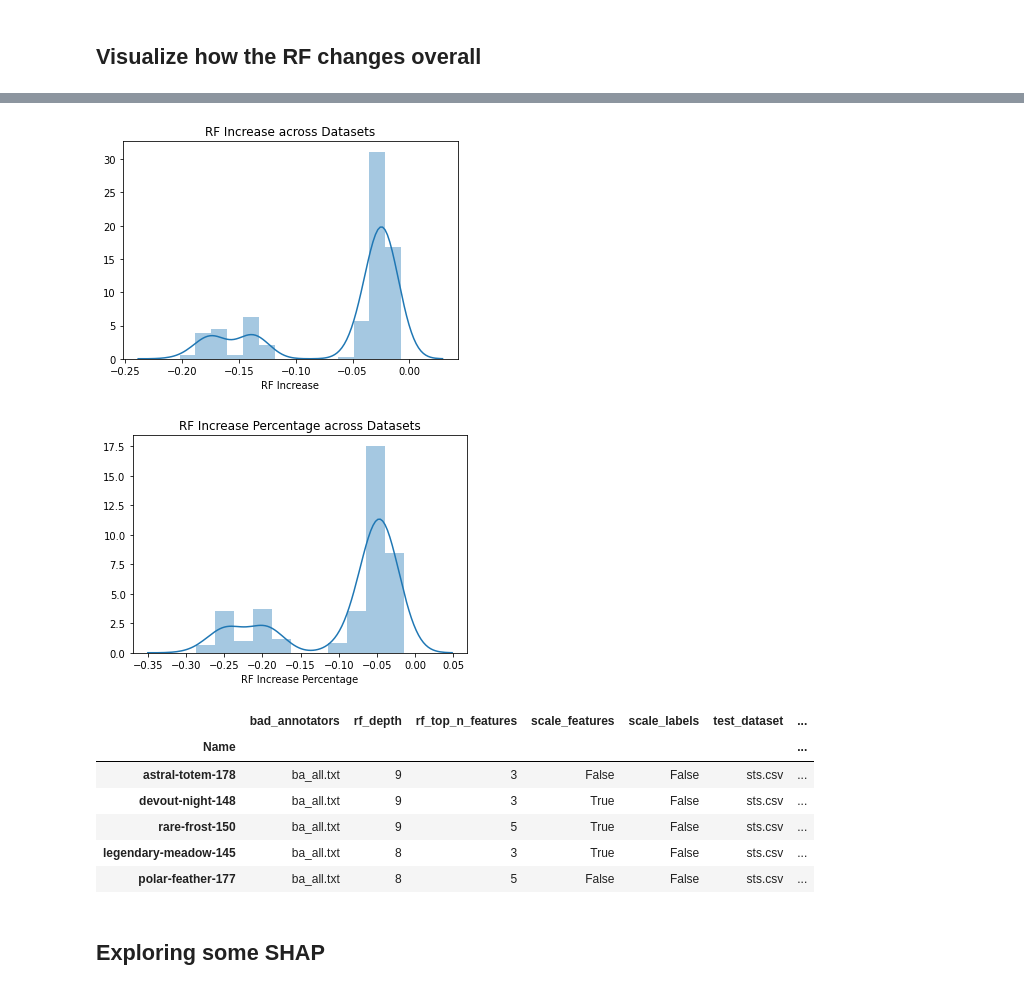
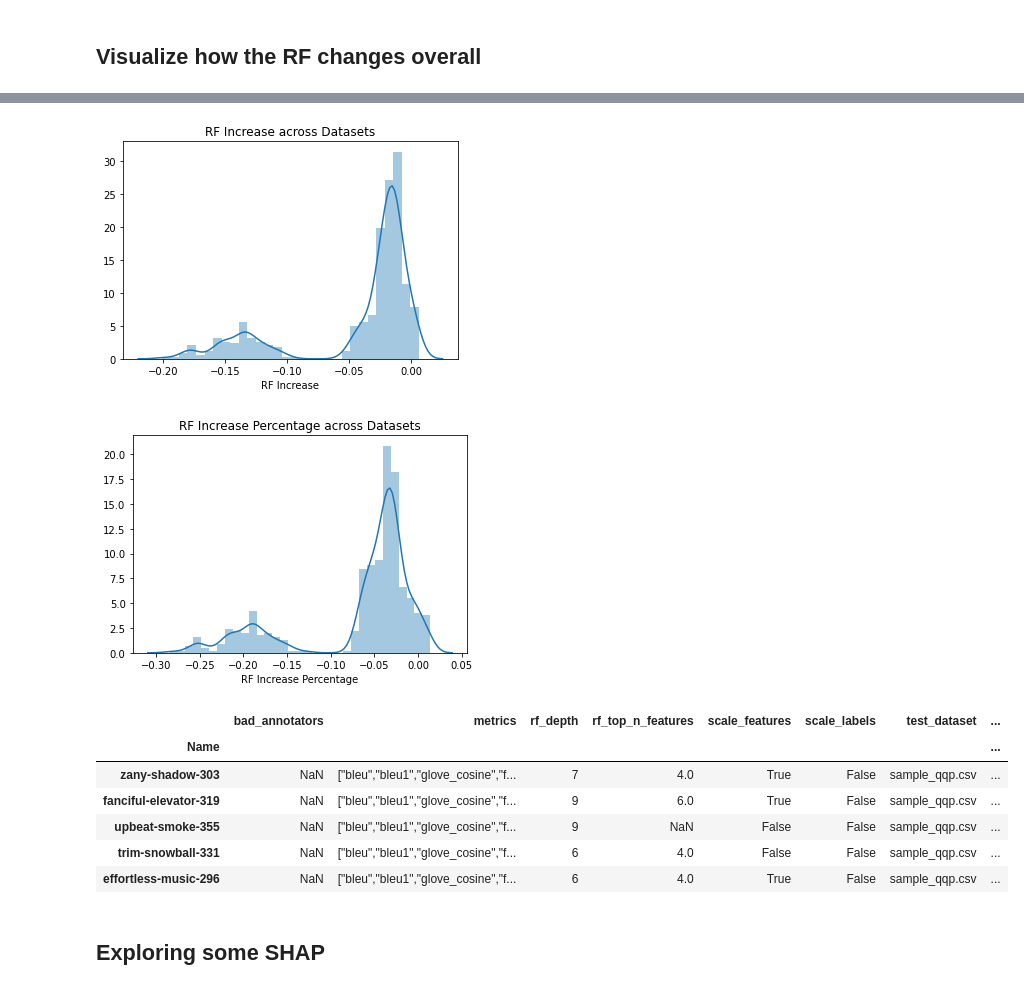
Before and after one commit to Hernanros/SOTA, a Jupyter notebook: notebooks/exploration/[AC][SS]EDA_on_wandb_sweep.ipynb, the cells around one changed output, grey strips where cells are left out. Cells and saved outputs as stored; diff of their text form; code cells hidden in the pictures.

```diff
--- a/notebooks/exploration/[AC][SS]EDA_on_wandb_sweep.ipynb
+++ b/notebooks/exploration/[AC][SS]EDA_on_wandb_sweep.ipynb
@@ -20,7 +20,7 @@ path_combined = 'combined_dataset.csv'
 path_sts = 'sts.csv'
 path_qqp = 'qqp.csv'
 path_sample_qqp = 'sample_qqp.csv'
-report_file = "wandb_sweeping.csv"
+report_file = "wandb_total_experiment.csv"
 
 PATH_DATA = MODULE_PATH / 'data'
 PATH_COMBINED = PATH_DATA / 'datasets' / path_combined
@@ -29,5 +29,11 @@ PATH_SAMPLE_QQP = PATH_DATA / 'datasets' / path_sample_qqp
 # %%
 df = pd.read_csv(PATH_DATA / 'reports' / report_file, index_col="Name")
 
-df['RF Increase'] = df['RF PearsonR'] - df['Base Top Correlation']
-df['RF Increase Percentage'] = df['RF Increase'] / df['Base Top Correlation']
+all_metrics = df.metrics.unique()
+
+# 0 = ALL, 1 = Top 3, 2 = Top 4
+df_all_metrics = df[df.metrics == all_metrics[0]]
+df_top4_metrics = df[df.metrics == all_metrics[1]]
+df_top3_metrics = df[df.metrics == all_metrics[2]]
+# df['RF Increase'] = df['RF PearsonR'] - df['Base Top Correlation']
+# df['RF Increase Percentage'] = df['RF Increase'] / df['Base Top Correlation']
@@ -58,3 +105,5 @@ df = df[df['scale_labels'] == False]
+# %%
+df = df_all_metrics
 # %%
 sns.distplot(df[(df['train_dataset'] != df['test_dataset']) & (df['test_dataset'].isna())]['RF Increase']);
 plt.title("RF Increase across Datasets")
@@ -73,19 +122,19 @@ sns.distplot(df[(df['train_dataset'] != df['test_dataset']) & (~df['test_dataset
 plt.title("RF Increase Percentage across Datasets")
 plt.show();
 # %% [output]
-[figure, old version]
+[figure, new version]
-[figure, old version]
+[figure, new version]
 # %%
-idx = df[df['train_dataset'] != df['test_dataset']]['RF Increase'].sort_values(ascending=True)[:5].index
+idx = df[df['test_dataset'].notnull()]['RF Increase'].sort_values(ascending=False)[:5].index
 display(df.loc[idx])
 # %% [output]
-|  | bad_annotators | rf_depth | rf_top_n_features | scale_features | scale_labels | test_dataset | ... |
-| Name |  |  |  |  |  |  | ... |
-| astral-totem-178 | ba_all.txt | 9 | 3 | False | False | sts.csv | ... |
-| devout-night-148 | ba_all.txt | 9 | 3 | True | False | sts.csv | ... |
-| rare-frost-150 | ba_all.txt | 9 | 5 | True | False | sts.csv | ... |
-| legendary-meadow-145 | ba_all.txt | 8 | 3 | True | False | sts.csv | ... |
-| polar-feather-177 | ba_all.txt | 8 | 5 | False | False | sts.csv | ... |
+|  | bad_annotators | metrics | rf_depth | rf_top_n_features | scale_features | scale_labels | test_dataset | ... |
+| Name |  |  |  |  |  |  |  | ... |
+| zany-shadow-303 | NaN | ["bleu","bleu1","glove_cosine","f... | 7 | 4.0 | True | False | sample_qqp.csv | ... |
+| fanciful-elevator-319 | NaN | ["bleu","bleu1","glove_cosine","f... | 9 | 6.0 | True | False | sample_qqp.csv | ... |
+| upbeat-smoke-355 | NaN | ["bleu","bleu1","glove_cosine","f... | 9 | NaN | False | False | sample_qqp.csv | ... |
+| trim-snowball-331 | NaN | ["bleu","bleu1","glove_cosine","f... | 6 | 4.0 | False | False | sample_qqp.csv | ... |
+| effortless-music-296 | NaN | ["bleu","bleu1","glove_cosine","f... | 6 | 4.0 | True | False | sample_qqp.csv | ... |
 # %% [markdown]
 ## Exploring some SHAP
 # %%
```
Also changed, not shown: parts of 23 cells of this notebook.
